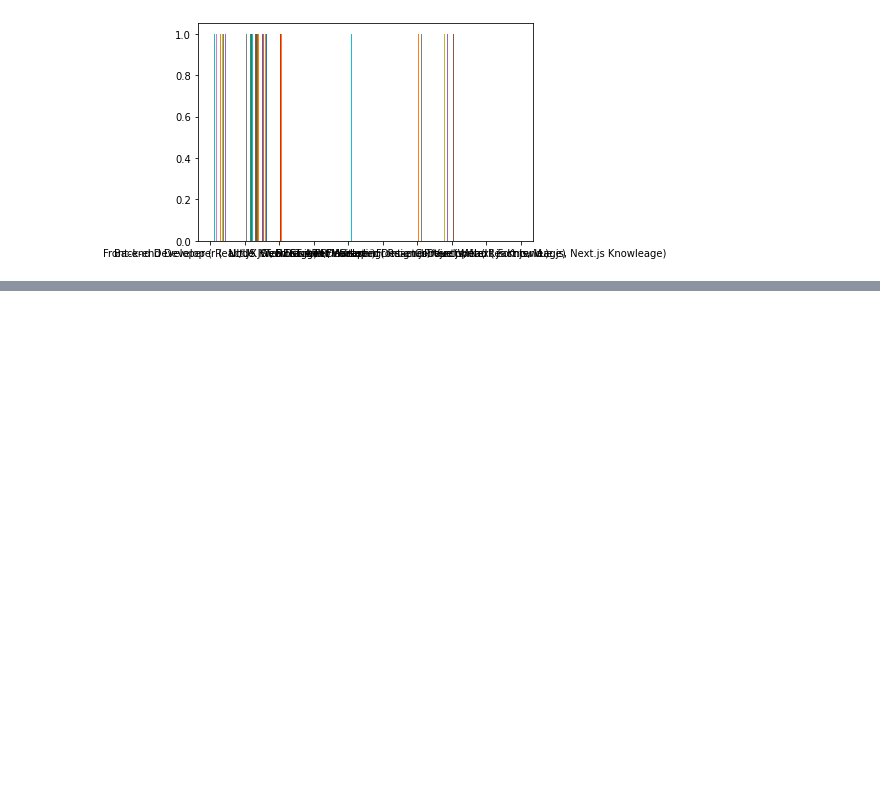
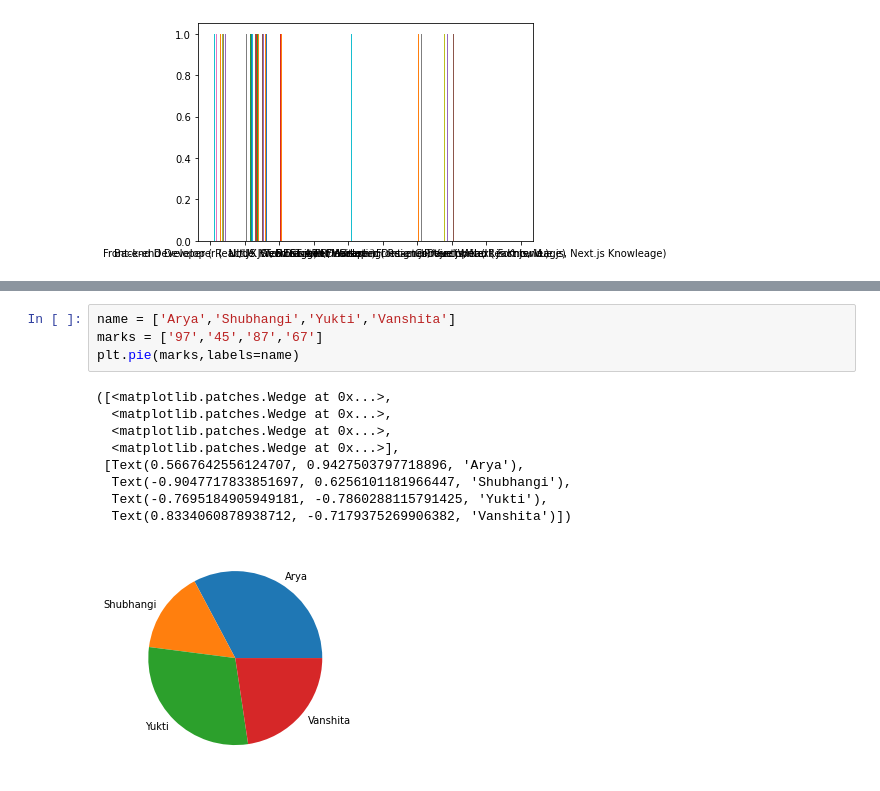
Before and after one commit to riyaty4/Machine-Learning, a Jupyter notebook: ML - Matplotlib.ipynb, the cells around one changed output, grey strips where cells are left out. Drawn from its saved outputs; the diff is of its cells as text; blank space fills up the shorter version.

```diff
--- a/ML - Matplotlib.ipynb
+++ b/ML - Matplotlib.ipynb
@@ -161,0 +200,14 @@ data = list(one,two,three)
+# %%
+name = ['Arya','Shubhangi','Yukti','Vanshita']
+marks = ['97','45','87','67']
+plt.pie(marks,labels=name)
+# %% [output]
+([<matplotlib.patches.Wedge at 0x...>,
+  <matplotlib.patches.Wedge at 0x...>,
+  <matplotlib.patches.Wedge at 0x...>,
+  <matplotlib.patches.Wedge at 0x...>],
+ [Text(0.5667642556124707, 0.9427503797718896, 'Arya'),
+  Text(-0.9047717833851697, 0.6256101181966447, 'Shubhangi'),
+  Text(-0.7695184905949181, -0.7860288115791425, 'Yukti'),
+  Text(0.8334060878938712, -0.7179375269906382, 'Vanshita')])
+[figure, added]
```
Also changed, not shown: parts of 6 cells of this notebook.
